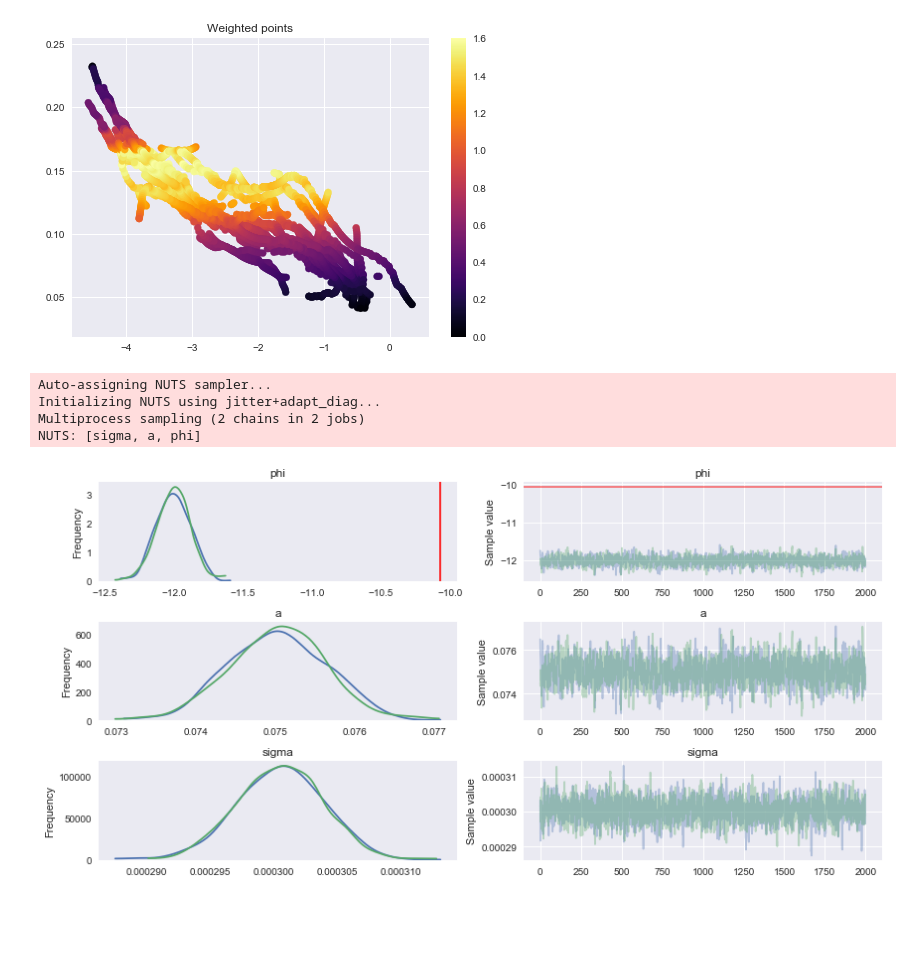
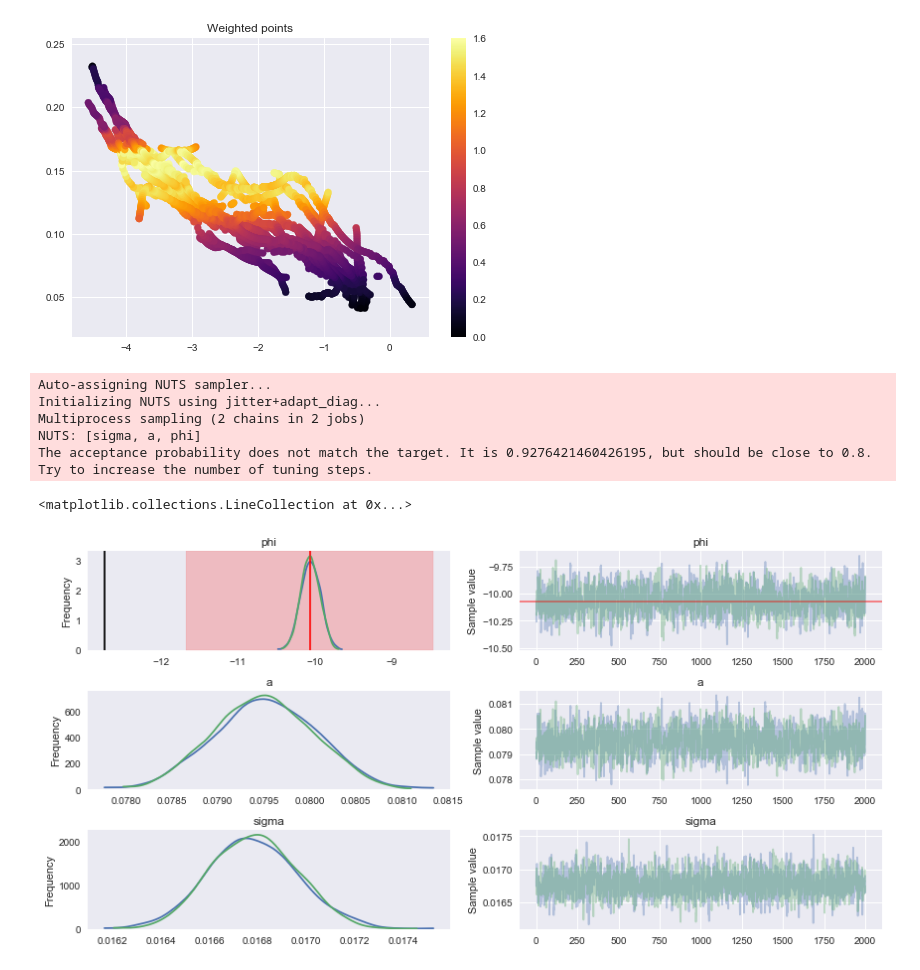
Before and after one commit to tingard/Galaxy-builder-aggregation, a Jupyter notebook: spiral-aggregation/pymc_logsp_modelling.ipynb, the cells around one changed output. Saved outputs shown, nothing was run; the diff lists cells and outputs as text; code cells hidden in the pictures; blank space fills up the shorter version.

```diff
--- a/spiral-aggregation/pymc_logsp_modelling.ipynb
+++ b/spiral-aggregation/pymc_logsp_modelling.ipynb
@@ -56,25 +56,43 @@ plt.title('Weighted points');
 # %% [output]
 [figure]
 # %%
+pw_mask = arm.point_weights != 0
 with pm.Model() as model:
+#     phi_mu = pm.Uniform('phi_mu', lower=-90, upper=90,
+#                      testval=arm.chirality * arm.pa)
+#     phi_sd = pm.HalfCauchy('phi_sd', beta=10, testval=1)
+#     phi = pm.Normal('phi', mu=phi_mu, sd=phi_sd, testval=arm.chirality * arm.pa)
     phi = pm.Uniform('phi', lower=-90, upper=90,
                      testval=arm.chirality * arm.pa)
     a = pm.Uniform('a', lower=0, upper=1)
 
-    mu_r = a * tt.exp(tt.tan(phi * np.pi / 180) * t)
+    mu_r = a * tt.exp(tt.tan(phi * np.pi / 180) * t[pw_mask])
     base_sigma = pm.HalfCauchy('sigma', beta=10, testval=.1)
-    sigmas = base_sigma / R**2
-    likelihood = pm.Normal('R', mu=mu_r, sd=sigmas, observed=R)
+    sigma_y = theano.shared(
+        np.asarray(np.sqrt(arm.point_weights[pw_mask]), dtype=theano.config.floatX),
+        name='sigma_y'
+    )
+    sigmas = base_sigma / sigma_y
+    likelihood = pm.Normal('R', mu=mu_r, sd=sigmas, observed=R[pw_mask])
 
     trace = pm.sample(2000, tune=1000, cores=2)
-
-pm.traceplot(trace, lines={'phi': gzb_pa});
 # %% [output]
 Auto-assigning NUTS sampler...
 Initializing NUTS using jitter+adapt_diag...
 Multiprocess sampling (2 chains in 2 jobs)
 NUTS: [sigma, a, phi]
+The acceptance probability does not match the target. It is 0.9276421460426195, but should be close to 0.8. Try to increase the number of tuning steps.
-[figure, removed]
+# %%
+n_vars = sum(1 for i in trace.varnames if not i[-2:] == '__')
+f, ax = plt.subplots(ncols=2, nrows=n_vars, figsize=(4 * n_vars, 6))
+pm.traceplot(trace, lines={'phi': arm.chirality * arm.pa}, ax=ax)
+plt.sca(ax[0][0])
+l = ax[0][0].get_ylim()[1]
+plt.fill_betweenx([0, l], *np.array((-1, 1)) * arm.sigma_pa + arm.chirality * arm.pa, color='r', alpha=0.2)
+ax[0][0].vlines(res['x'][-1], 0, ax[0][0].get_ylim()[1])
+# %% [output]
+<matplotlib.collections.LineCollection at 0x...>
+[figure, added]
 # %%
 pm.plots.plot_posterior(trace, kde_plot=True);
 # %% [output]
```
Also changed, not shown: parts of 11 cells of this notebook, 51 other files.
